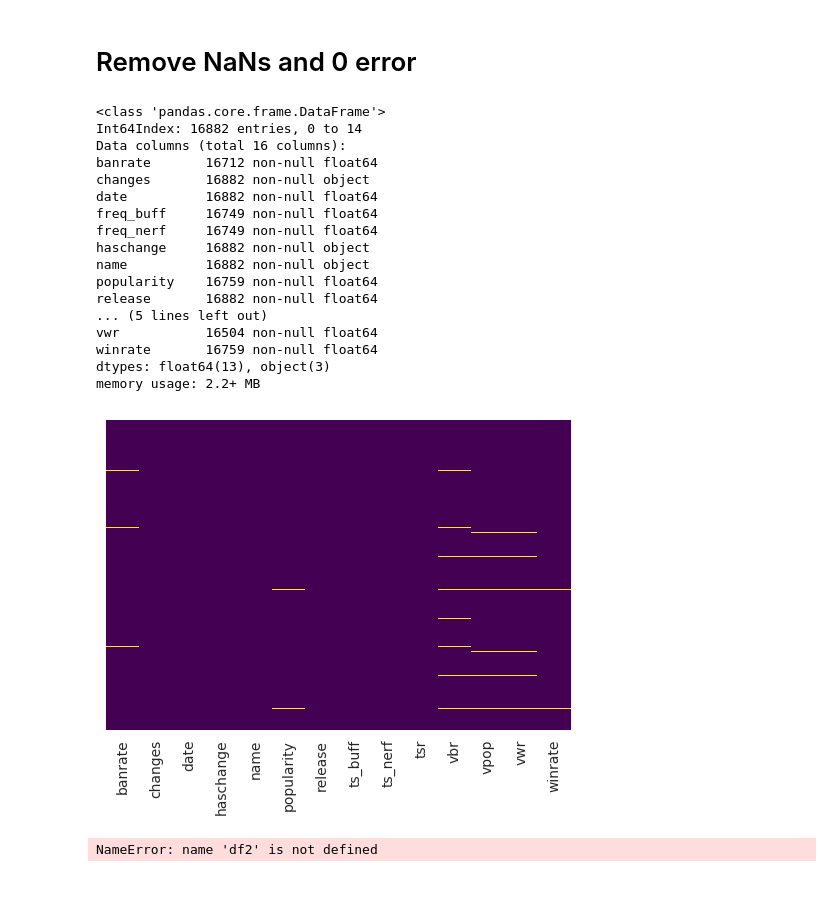
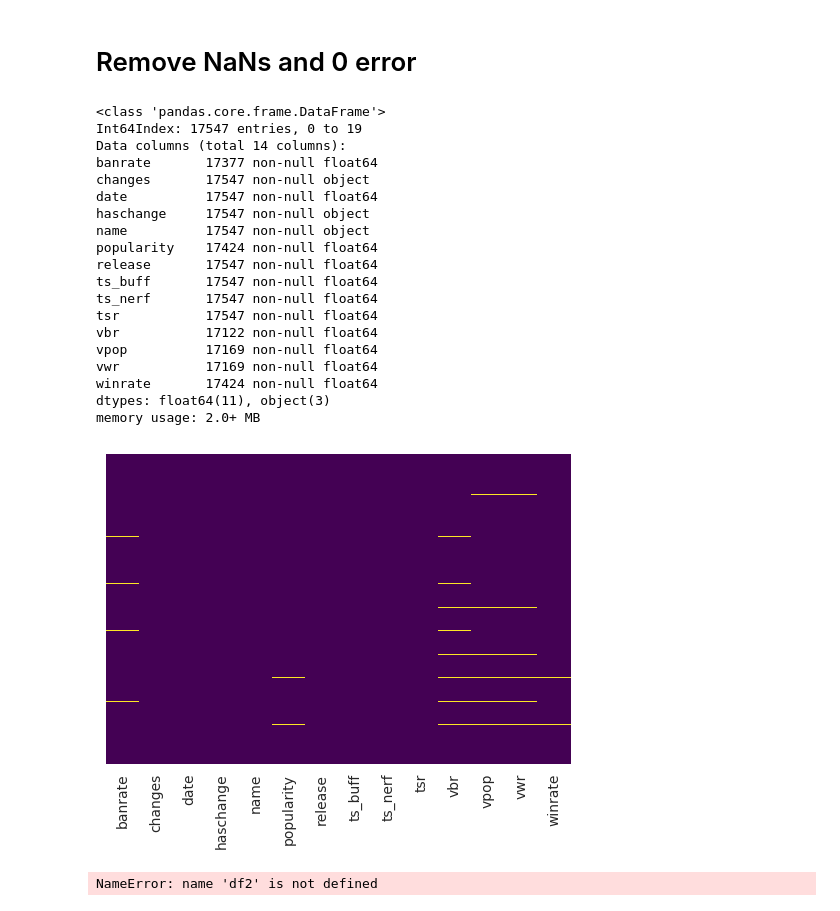
Before and after one commit to joseph-jnl/insight, a Jupyter notebook: lol_model_diamondonly.ipynb, the cells around one changed output. Drawn from its saved outputs; the diff is of its cells as text; code cells hidden in the pictures.

```diff
--- a/lol_model_diamondonly.ipynb
+++ b/lol_model_diamondonly.ipynb
@@ -4,8 +64,8 @@ import numpy as np
 import matplotlib.pyplot as plt
 import seaborn as sns
 %matplotlib inline
+
+df_initial = pd.read_csv('loldata_diamondonly_20170206.csv')
-# %%
-df_initial = pd.read_csv('loldata_diamondonly.csv')
 # %%
 df_initial.head()
 # %% [output]
@@ -157,16 +228,16 @@ df_test.groupby('changes').describe()
 |  | max | 9.230000 | 2.279305 |
 # %%
-# tsfresh test
+# # tsfresh test
 
-df['id'] = df['name'].astype('category')
-df['change_id'] = df['changes'].astype('category')
-cat_columns = df.select_dtypes(['category']).columns
-df[cat_columns] = df[cat_columns].apply(lambda x: x.cat.codes)
+# df['id'] = df['name'].astype('category')
+# df['change_id'] = df['changes'].astype('category')
+# cat_columns = df.select_dtypes(['category']).columns
+# df[cat_columns] = df[cat_columns].apply(lambda x: x.cat.codes)
 
 
 
-df_ts = df[['date', 'id', 'popularity', 'winrate', 'banrate', 'change_id']]
-df_ts.head(10)
+# df_ts = df[['date', 'id', 'popularity', 'winrate', 'banrate', 'change_id']]
+# df_ts.head(10)
 # %% [output]
 |  | date | id | popularity | winrate | banrate | change_id |
 | 0 | 1.394525e+09 | 0 | 4.38 | 51.74 | 0.44 | 2 |
@@ -200,26 +271,28 @@ NameError: name 'y' is not defined
 # %%
 #Check NaNs
 sns.heatmap(df.isnull(),yticklabels=False,cbar=False,cmap='viridis')
-df2.info()
+df.info()
 # %% [output]
 <class 'pandas.core.frame.DataFrame'>
-Int64Index: 16882 entries, 0 to 14
-Data columns (total 16 columns):
-banrate       16712 non-null float64
-changes       16882 non-null object
-date          16882 non-null float64
-freq_buff     16749 non-null float64
-freq_nerf     16749 non-null float64
-haschange     16882 non-null object
-name          16882 non-null object
-popularity    16759 non-null float64
-release       16882 non-null float64
-... (5 lines left out)
-vwr           16504 non-null float64
-winrate       16759 non-null float64
-dtypes: float64(13), object(3)
-memory usage: 2.2+ MB
+Int64Index: 17547 entries, 0 to 19
+Data columns (total 14 columns):
+banrate       17377 non-null float64
+changes       17547 non-null object
+date          17547 non-null float64
+haschange     17547 non-null object
+name          17547 non-null object
+popularity    17424 non-null float64
+release       17547 non-null float64
+ts_buff       17547 non-null float64
+ts_nerf       17547 non-null float64
+tsr           17547 non-null float64
+vbr           17122 non-null float64
+vpop          17169 non-null float64
+vwr           17169 non-null float64
+winrate       17424 non-null float64
+dtypes: float64(11), object(3)
+memory usage: 2.0+ MB
-[figure, old version]
+[figure, new version]
 # %%
 df2.dropna(inplace=True)
 df2 = df2.drop(df2[df2['winrate']==0].index)
```
Also changed, not shown: parts of 12 cells of this notebook, 3 other files.
